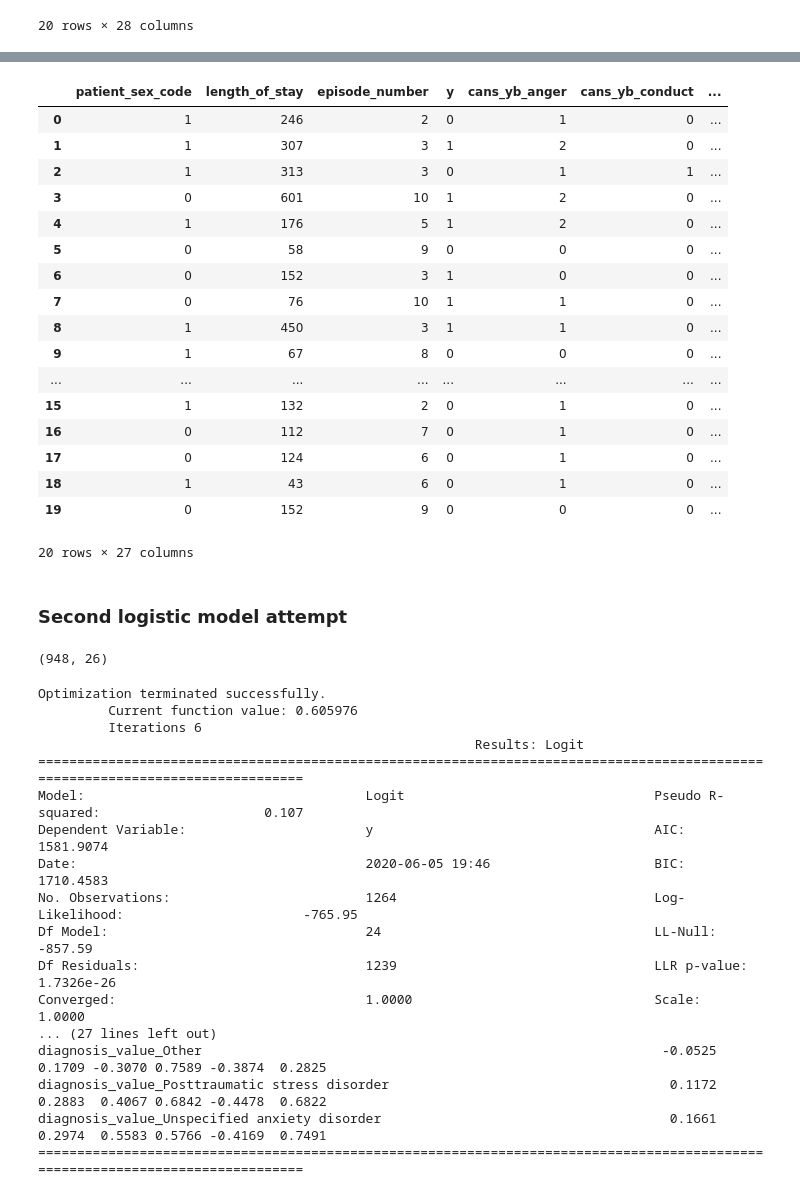
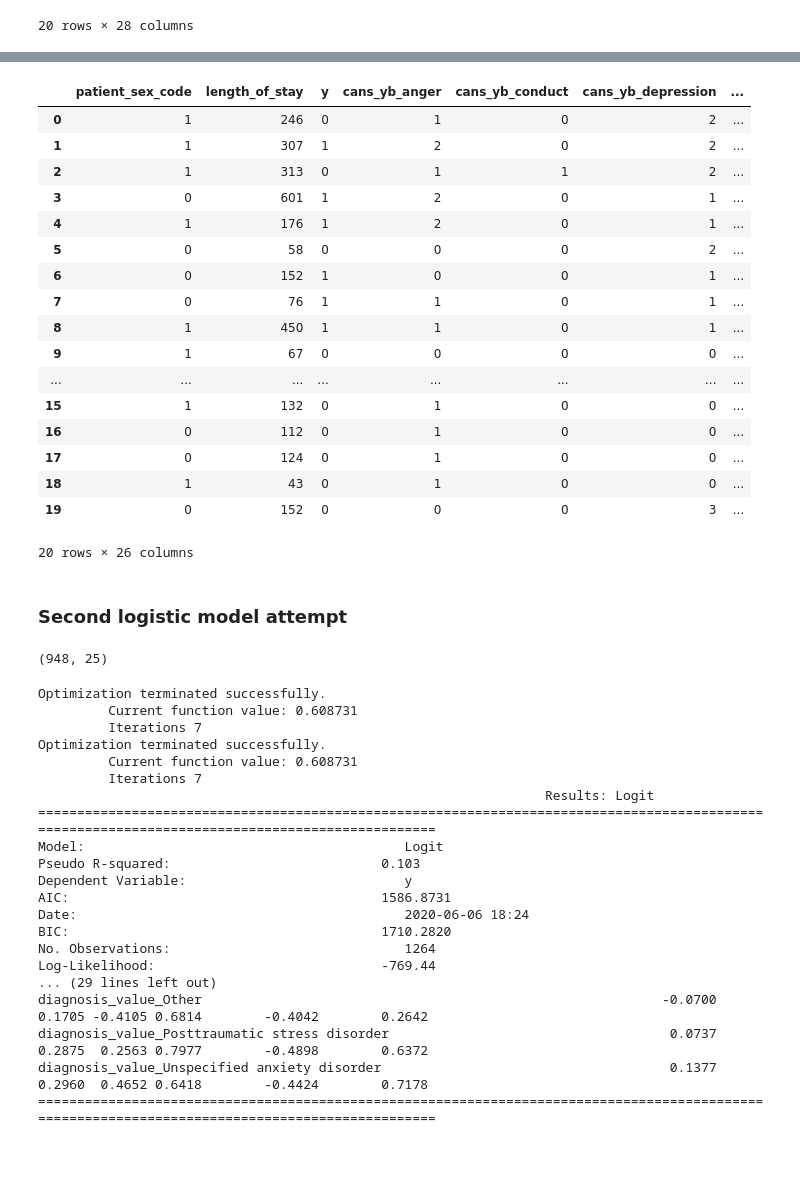
Before and after one commit to judithcalvo1953/FinalProject, a Jupyter notebook: ML/analysis_portion.ipynb, the cells around one changed output, grey strips where cells are left out. Drawn from its saved outputs; the diff is of its cells as text; code cells hidden in the pictures; blank space fills up the shorter version.

```diff
--- a/ML/analysis_portion.ipynb
+++ b/ML/analysis_portion.ipynb
@@ -351,27 +351,27 @@ diagnosis_value_Posttraumatic stress disorder
 diagnosis_value_Unspecified anxiety disorder                                       int64
 dtype: object
 # %%
-df_reduced = df_reduced.drop(['ethnic_origin_value_Hispanic'], axis=1)
+df_reduced = df_reduced.drop(['ethnic_origin_value_Hispanic','episode_number'], axis=1)
 df_reduced.head(20)
 # %% [output]
-|  | patient_sex_code | length_of_stay | episode_number | y | cans_yb_anger | cans_yb_conduct | ... |
-| 0 | 1 | 246 | 2 | 0 | 1 | 0 | ... |
-| 1 | 1 | 307 | 3 | 1 | 2 | 0 | ... |
-| 2 | 1 | 313 | 3 | 0 | 1 | 1 | ... |
-| 3 | 0 | 601 | 10 | 1 | 2 | 0 | ... |
-| 4 | 1 | 176 | 5 | 1 | 2 | 0 | ... |
-| 5 | 0 | 58 | 9 | 0 | 0 | 0 | ... |
-| 6 | 0 | 152 | 3 | 1 | 0 | 0 | ... |
-| 7 | 0 | 76 | 10 | 1 | 1 | 0 | ... |
-| 8 | 1 | 450 | 3 | 1 | 1 | 0 | ... |
-| 9 | 1 | 67 | 8 | 0 | 0 | 0 | ... |
+|  | patient_sex_code | length_of_stay | y | cans_yb_anger | cans_yb_conduct | cans_yb_depression | ... |
+| 0 | 1 | 246 | 0 | 1 | 0 | 2 | ... |
+| 1 | 1 | 307 | 1 | 2 | 0 | 2 | ... |
+| 2 | 1 | 313 | 0 | 1 | 1 | 2 | ... |
+| 3 | 0 | 601 | 1 | 2 | 0 | 1 | ... |
+| 4 | 1 | 176 | 1 | 2 | 0 | 1 | ... |
+| 5 | 0 | 58 | 0 | 0 | 0 | 2 | ... |
+| 6 | 0 | 152 | 1 | 0 | 0 | 1 | ... |
+| 7 | 0 | 76 | 1 | 1 | 0 | 1 | ... |
+| 8 | 1 | 450 | 1 | 1 | 0 | 1 | ... |
+| 9 | 1 | 67 | 0 | 0 | 0 | 0 | ... |
 | ... | ... | ... | ... | ... | ... | ... | ... |
-| 15 | 1 | 132 | 2 | 0 | 1 | 0 | ... |
-| 16 | 0 | 112 | 7 | 0 | 1 | 0 | ... |
-| 17 | 0 | 124 | 6 | 0 | 1 | 0 | ... |
-| 18 | 1 | 43 | 6 | 0 | 1 | 0 | ... |
-| 19 | 0 | 152 | 9 | 0 | 0 | 0 | ... |
+| 15 | 1 | 132 | 0 | 1 | 0 | 0 | ... |
+| 16 | 0 | 112 | 0 | 1 | 0 | 0 | ... |
+| 17 | 0 | 124 | 0 | 1 | 0 | 0 | ... |
+| 18 | 1 | 43 | 0 | 1 | 0 | 0 | ... |
+| 19 | 0 | 152 | 0 | 0 | 0 | 3 | ... |
-20 rows × 27 columns
+20 rows × 26 columns
 # %% [markdown]
 ### Second logistic model attempt
 # %%
@@ -386,27 +386,28 @@ X_train, X_test, y_train, y_test = train_test_split(X,
                                                     stratify=y)
 X_train.shape
 # %% [output]
-(948, 26)
+(948, 25)
 # %%
 import statsmodels.api as sm
 logit_model=sm.Logit(y,X)
+logit_model.fit().params
 result=logit_model.fit()
 print(result.summary2())
 # %% [output]
 Optimization terminated successfully.
-         Current function value: 0.605976
-         Iterations 6
-                                                        Results: Logit
-===============================================================================================================================
-Model:                                    Logit                                Pseudo R-squared:                     0.107
-Dependent Variable:                       y                                    AIC:                                  1581.9074
-Date:                                     2020-06-05 19:46                     BIC:                                  1710.4583
-No. Observations:                         1264                                 Log-Likelihood:                       -765.95
-Df Model:                                 24                                   LL-Null:                              -857.59
-Df Residuals:                             1239                                 LLR p-value:                          1.7326e-26
-Converged:                                1.0000                               Scale:                                1.0000
-... (27 lines left out)
-diagnosis_value_Other                                                           -0.0525   0.1709 -0.3070 0.7589 -0.3874  0.2825
-diagnosis_value_Posttraumatic stress disorder                                    0.1172   0.2883  0.4067 0.6842 -0.4478  0.6822
-diagnosis_value_Unspecified anxiety disorder                                     0.1661   0.2974  0.5583 0.5766 -0.4169  0.7491
-===============================================================================================================================
+         Current function value: 0.608731
+         Iterations 7
+Optimization terminated successfully.
+         Current function value: 0.608731
+         Iterations 7
+                                                                 Results: Logit
+================================================================================================================================================
+Model:                                         Logit                                      Pseudo R-squared:                           0.103
+Dependent Variable:                            y                                          AIC:                                        1586.8731
+Date:                                          2020-06-06 18:24                           BIC:                                        1710.2820
+No. Observations:                              1264                                       Log-Likelihood:                             -769.44
+... (29 lines left out)
+diagnosis_value_Other                                                           -0.0700       0.1705 -0.4105 0.6814        -0.4042        0.2642
+diagnosis_value_Posttraumatic stress disorder                                    0.0737       0.2875  0.2563 0.7977        -0.4898        0.6372
+diagnosis_value_Unspecified anxiety disorder                                     0.1377       0.2960  0.4652 0.6418        -0.4424        0.7178
+================================================================================================================================================
```
Also changed, not shown: parts of 23 cells of this notebook, 4 other files.
